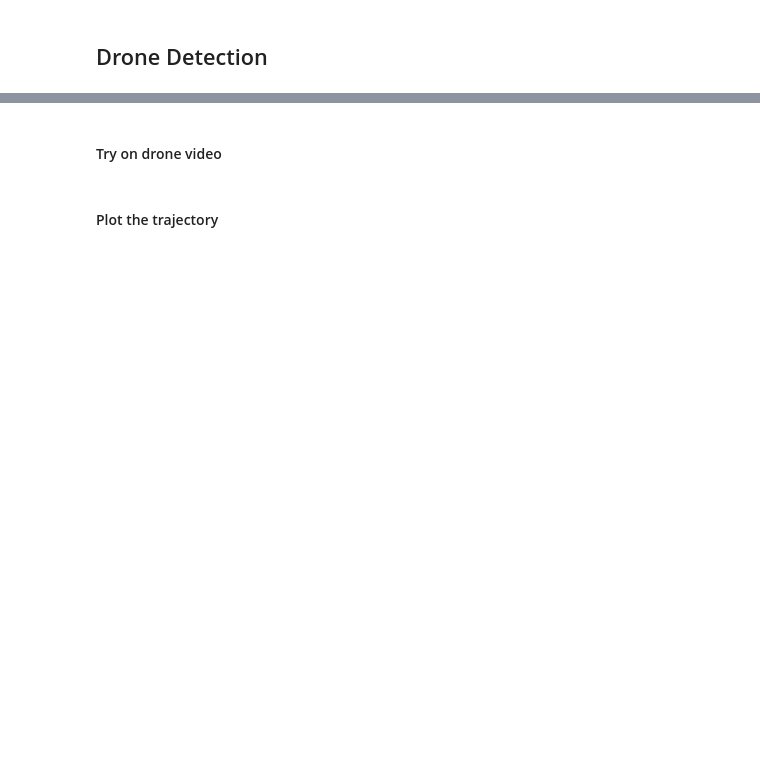
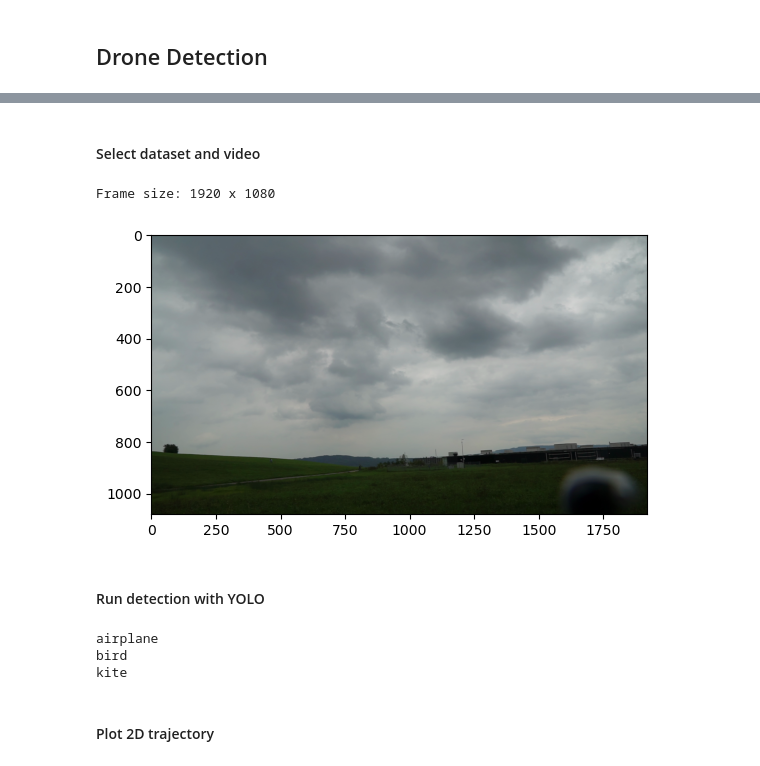
Before and after one commit to nmorrison01/drone-tracker, a Jupyter notebook: workspace.ipynb, the cells around one changed output, grey strips where cells are left out. Drawn from its saved outputs; the diff is of its cells as text; code cells hidden in the pictures; blank space fills up the shorter version.

```diff
--- a/workspace.ipynb
+++ b/workspace.ipynb
@@ -31,23 +41,25 @@ model = YOLO("yolov8m.pt")  # n for nano, s for small, m for medium, l for large
 # %% [markdown]
-#### Try on drone video
+#### Select dataset and video
 # %%
 # all datasets path
 data_path = './data/drone-tracking-datasets/'
 
 # select dataset and camera
 dataset_num = 3
-cam_num = 0
+cam_num = 4
 video_path = os.path.join(data_path, f'dataset{dataset_num}/cam{cam_num}.mp4')
 
 # get sample frame and store width and height
 cap = cv2.VideoCapture(video_path)
 ret, sample_frame = cap.read()
 cap.release()
 sample_frame_rgb = cv2.cvtColor(sample_frame, cv2.COLOR_BGR2RGB)
 frame_height, frame_width, _ = sample_frame.shape
 print(f"Frame size: {frame_width} x {frame_height}")
 plt.imshow(sample_frame_rgb)
-
-# select tracker
-tracker = "sort.yaml"  # or 'bytetrack.yaml', 'strongsort.yaml'
+# %% [output]
+Frame size: 1920 x 1080
+[figure, added]
+# %% [markdown]
+#### Run detection with YOLO
 # %%
@@ -62,2 +80,12 @@ results = model.predict(
 )
+# %%
+# haven't finetuned YOLO yet for drone detection class
+# in the meantime, model identifies drones as either airplanes, birds, kites
+print(model.names[4])
+print(model.names[14])
+print(model.names[33])
+# %% [output]
+airplane
+bird
+kite
 # %%
@@ -295,2 +123,2 @@ for file_name in os.listdir(input_folder):
 # %% [markdown]
-#### Plot the trajectory
+#### Plot 2D trajectory
```
Also changed, not shown: parts of 30 cells of this notebook.
